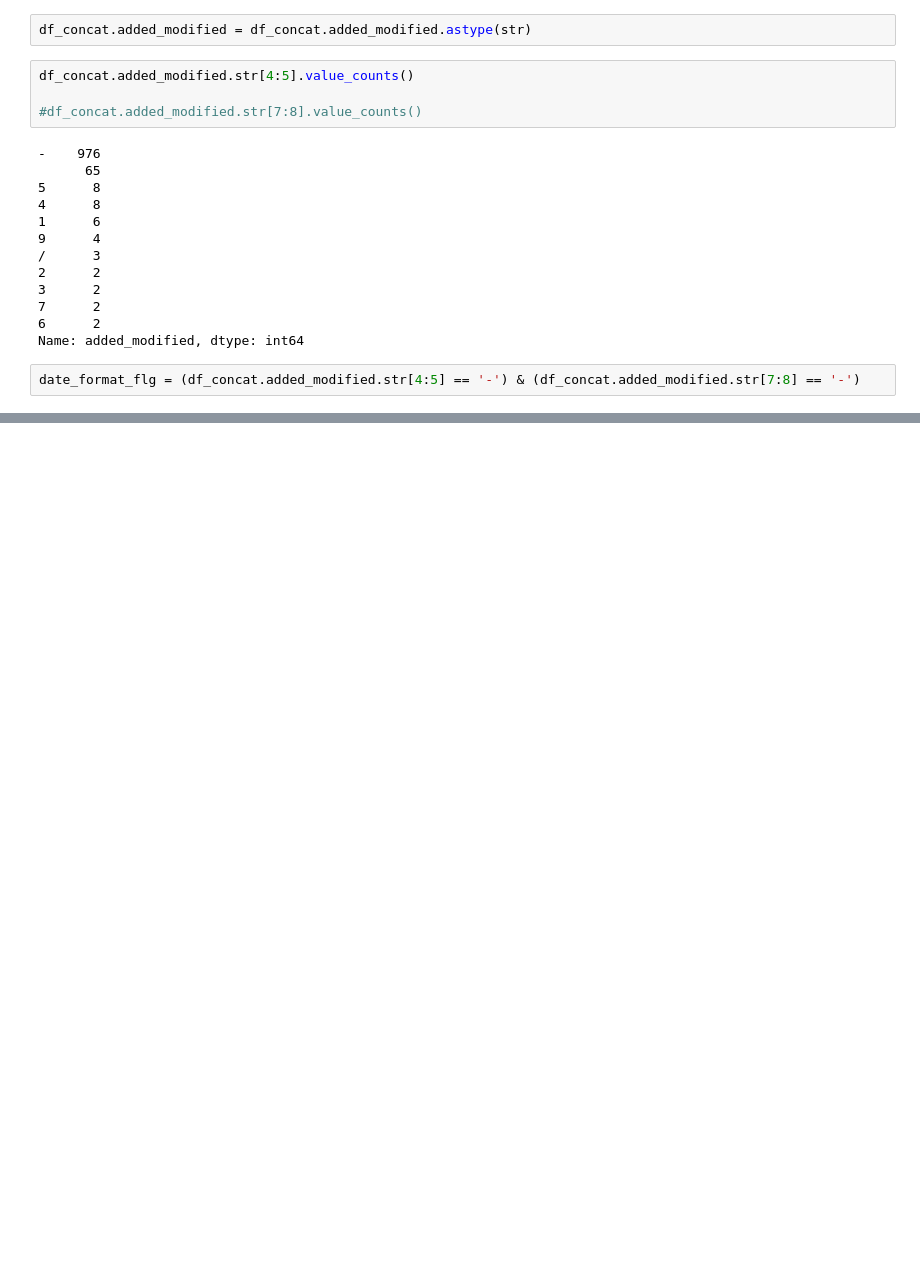
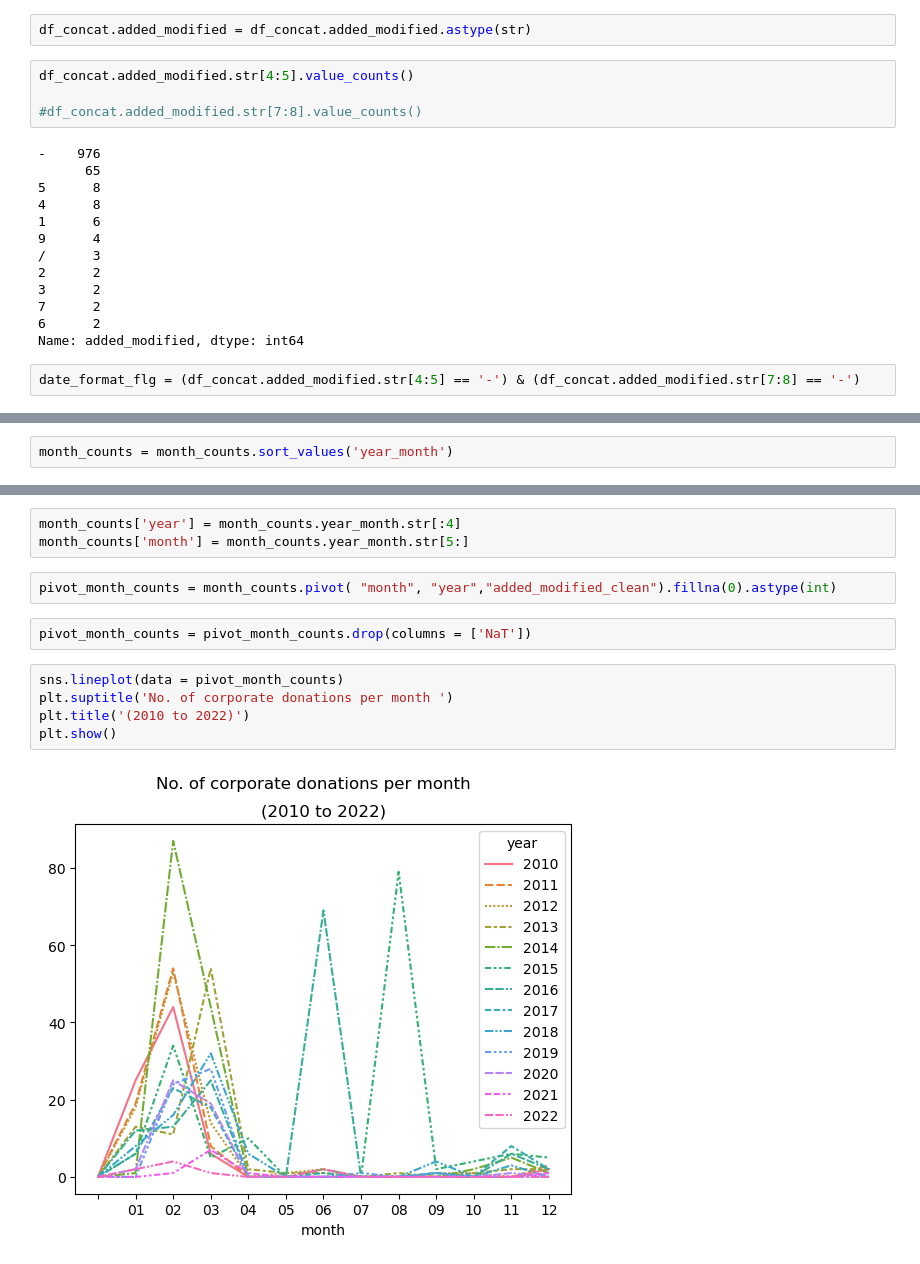
Before and after one commit to carlosfg97/Kurling4Kids, a Jupyter notebook: past_donors/past_donors_etl.ipynb, the cells around one changed output, grey strips where cells are left out. Drawn from its saved outputs; the diff is of its cells as text; blank space fills up the shorter version.

```diff
--- a/past_donors/past_donors_etl.ipynb
+++ b/past_donors/past_donors_etl.ipynb
@@ -187,0 +210,2 @@ df_concat[date_format_flg]
+# %%
+month_counts = month_counts.sort_values('year_month')
@@ -187,0 +227,14 @@ df_concat[date_format_flg]
+# %%
+month_counts['year'] = month_counts.year_month.str[:4]
+month_counts['month'] = month_counts.year_month.str[5:]
+# %%
+pivot_month_counts = month_counts.pivot( "month", "year","added_modified_clean").fillna(0).astype(int)
+# %%
+pivot_month_counts = pivot_month_counts.drop(columns = ['NaT'])
+# %%
+sns.lineplot(data = pivot_month_counts)
+plt.suptitle('No. of corporate donations per month ')
+plt.title('(2010 to 2022)')
+plt.show()
+# %% [output]
+[figure, added]
```
Also changed, not shown: parts of 23 cells of this notebook.
